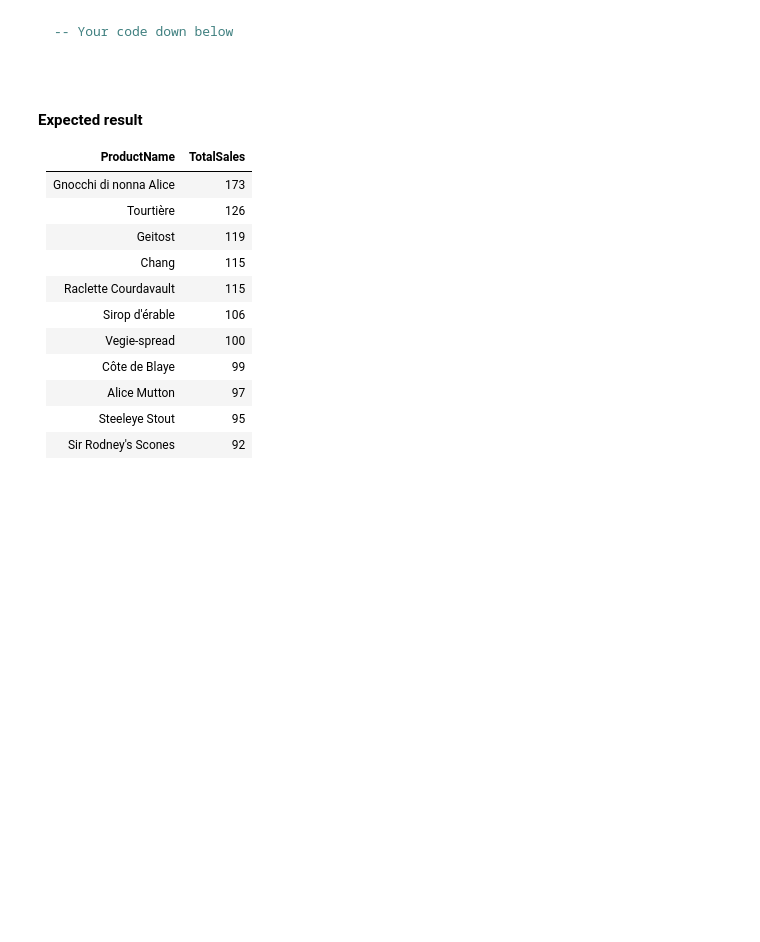
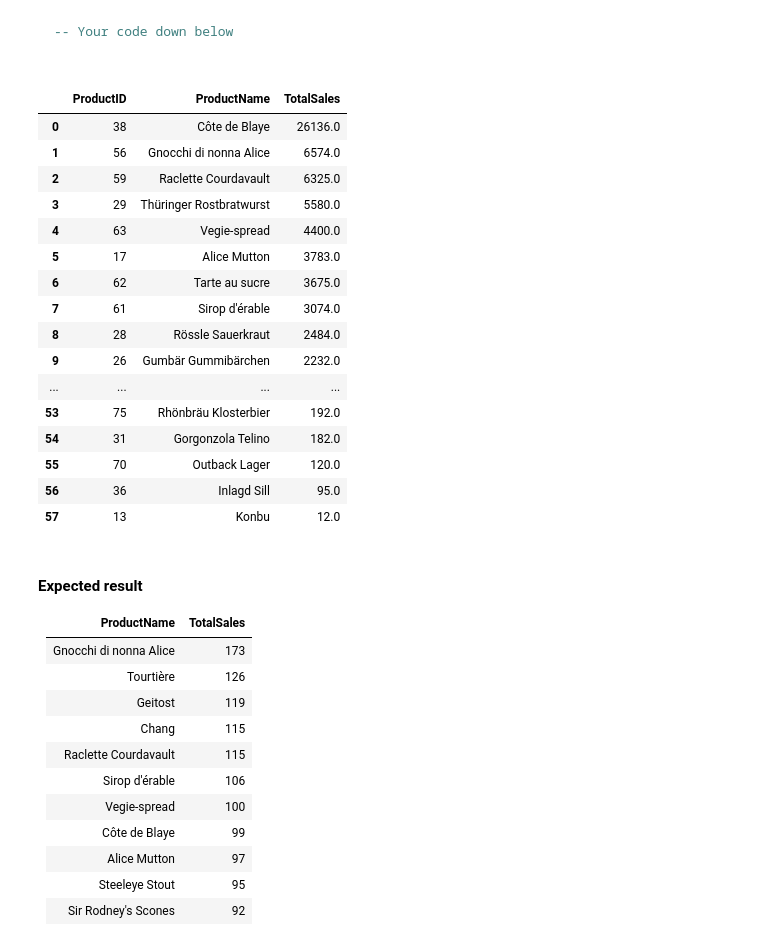
Before and after one commit to Ironhack-data-bcn-oct-2023/lab-mysql-common-table-expressions, a Jupyter notebook: main.ipynb, the cells around one changed output. Cells and saved outputs as stored; diff of their text form; code cells hidden in the pictures; blank space fills up the shorter version.

````diff
--- a/main.ipynb
+++ b/main.ipynb
@@ -1,3 +6,8 @@
+# %%
+password = getpass()
+dbName = "northwind"
+connectionData=f"mysql+pymysql://root:{password}@localhost/{dbName}"
+engine = alch.create_engine(connectionData)
 # %% [markdown]
 # Common table expressions
 # %% [markdown]
@@ -138,6 +259,51 @@ Assume we have the Northwind database which contains tables like Orders, OrderDe
 -- Your code down below
 
  ```
+# %%
+query= '''WITH ProductSales AS (
+    SELECT
+        p.ProductID,
+        p.ProductName,
+        SUM(od.Quantity * p.Price) AS TotalSales
+    FROM
+        Products p
+    JOIN
+        OrderDetails od ON p.ProductID = od.ProductID
+    JOIN
+        Orders o ON od.OrderID = o.OrderID
+    WHERE
+        EXTRACT(YEAR FROM o.OrderDate) = 1997
+    GROUP BY
+        p.ProductID, p.ProductName
+)
+SELECT
+    ProductID,
+    ProductName,
+    TotalSales
+FROM
+    ProductSales
+ORDER BY
+    TotalSales DESC;'''
+
+pd.read_sql_query(query, engine)
+# %% [output]
+|  | ProductID | ProductName | TotalSales |
+| 0 | 38 | Côte de Blaye | 26136.0 |
+| 1 | 56 | Gnocchi di nonna Alice | 6574.0 |
+| 2 | 59 | Raclette Courdavault | 6325.0 |
+| 3 | 29 | Thüringer Rostbratwurst | 5580.0 |
+| 4 | 63 | Vegie-spread | 4400.0 |
+| 5 | 17 | Alice Mutton | 3783.0 |
+| 6 | 62 | Tarte au sucre | 3675.0 |
+| 7 | 61 | Sirop d'érable | 3074.0 |
+| 8 | 28 | Rössle Sauerkraut | 2484.0 |
+| 9 | 26 | Gumbär Gummibärchen | 2232.0 |
+| ... | ... | ... | ... |
+| 53 | 75 | Rhönbräu Klosterbier | 192.0 |
+| 54 | 31 | Gorgonzola Telino | 182.0 |
+| 55 | 70 | Outback Lager | 120.0 |
+| 56 | 36 | Inlagd Sill | 95.0 |
+| 57 | 13 | Konbu | 12.0 |
 # %% [markdown]
 #### Expected result
 
````
Also changed, not shown: parts of 6 cells of this notebook.
